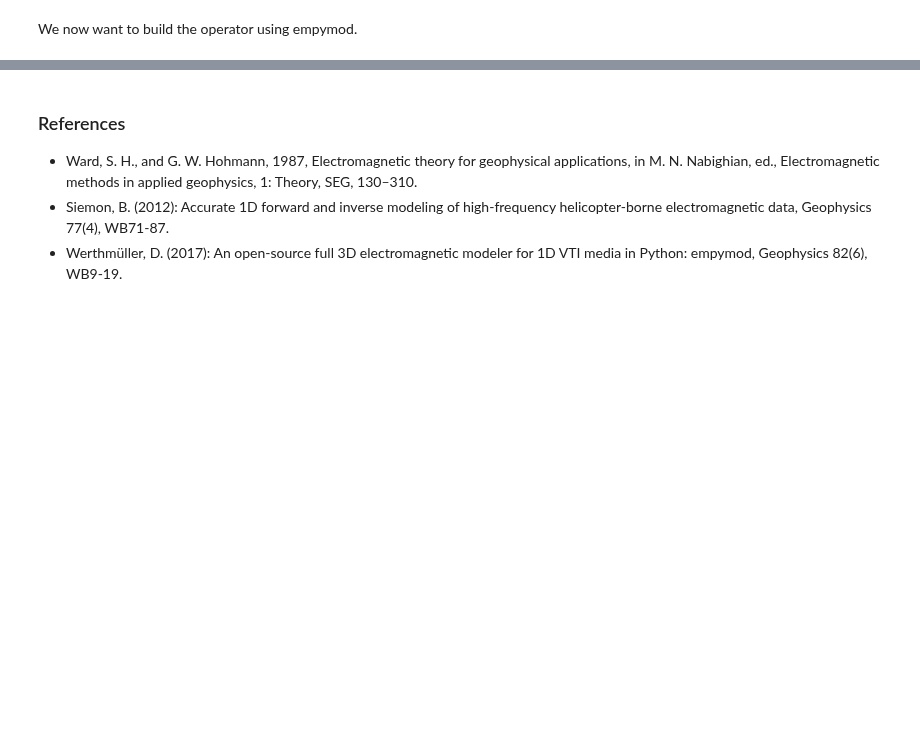
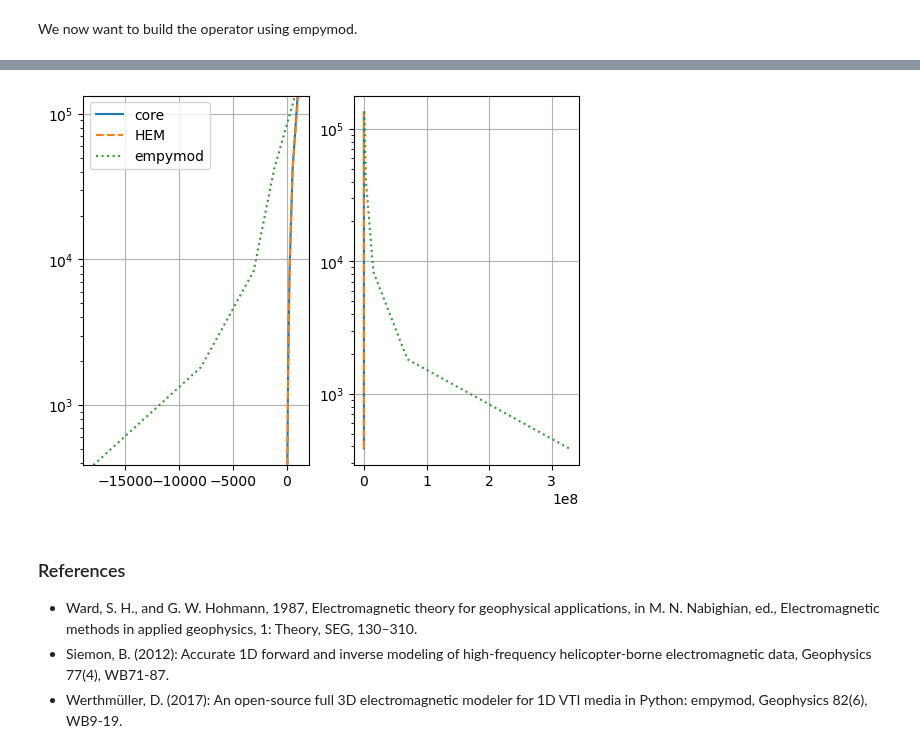
Before and after one commit to gimli-org/notebooks, a Jupyter notebook: FDEM/compareFOPsAir.ipynb, the cells around one changed output, grey strips where cells are left out. Drawn from its saved outputs; the diff is of its cells as text; code cells hidden in the pictures; blank space fills up the shorter version.

```diff
--- a/FDEM/compareFOPsAir.ipynb
+++ b/FDEM/compareFOPsAir.ipynb
@@ -145,0 +133,20 @@ re = fop3.response([10000])  # should be mainly real-valued primary field
+# %%
+def showSounding(f, resp, ax=None, **kwargs):
+    """Show FDEM sounding."""
+    if ax is None:
+        fig, ax = pg.plt.subplots(ncols=2, sharey=True)
+
+    ip, op = np.split(resp, 2)
+    ax[0].semilogy(ip, f, **kwargs)
+    ax[1].semilogy(op, f, **kwargs)
+    ax[0].set_ylim(min(f), max(f))
+    ax[0].grid(True)
+    ax[1].grid(True)
+    return ax
+# %%
+model = [20, 20, 200, 1000, 30]
+nlay = (len(model)+1) // 2
+resp1 = fop1(model) / 100 * fak * fafak  # returns %, remove fafak reveals bug for heights>>coilspacing
+resp2 = fop2(model) / 1e6 * fak  # returns ppm
+resp3 = fop3.response(model) * fak
+print(np.column_stack([resp1, resp2, resp3]))
@@ -146,3 +168,11 @@ re = fop3.response([10000])  # should be mainly real-valued primary field
+# %%
+fig, ax = pg.plt.subplots(ncols=2)
+showSounding(freq, resp1, ax=ax, label="core")
+showSounding(freq, resp2, ax=ax, label="HEM", ls="--")
+showSounding(freq, resp3, ax=ax, label="empymod", ls=":");
+ax[0].legend();
+# %% [output]
+[figure, added]
 # %% [markdown]
 ### References
 * Ward, S. H., and G. W. Hohmann, 1987, Electromagnetic theory for geophysical applications, in M. N. Nabighian, ed., Electromagnetic methods in applied geophysics, 1: Theory, SEG, 130–310.
```
Also changed, not shown: parts of 6 cells of this notebook, 2 other files.
